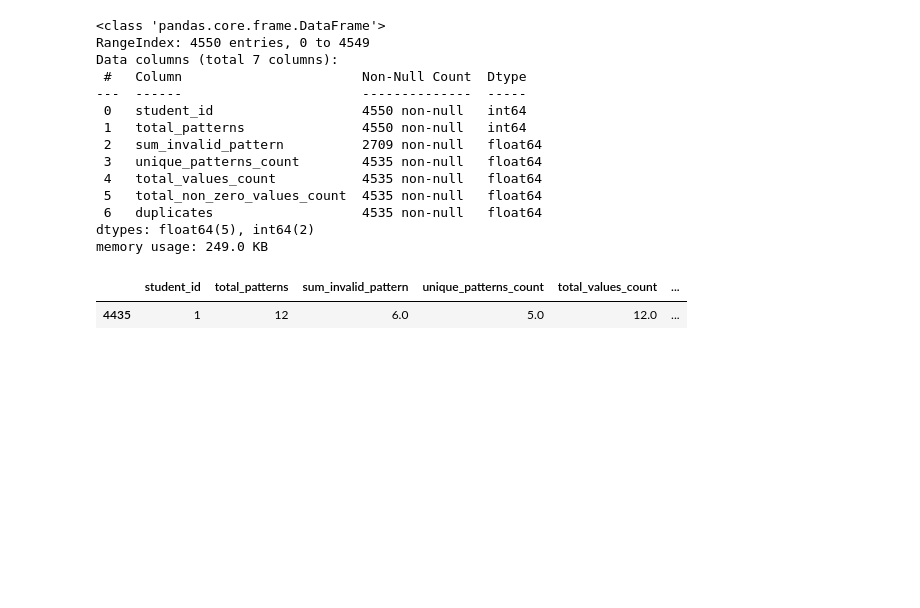
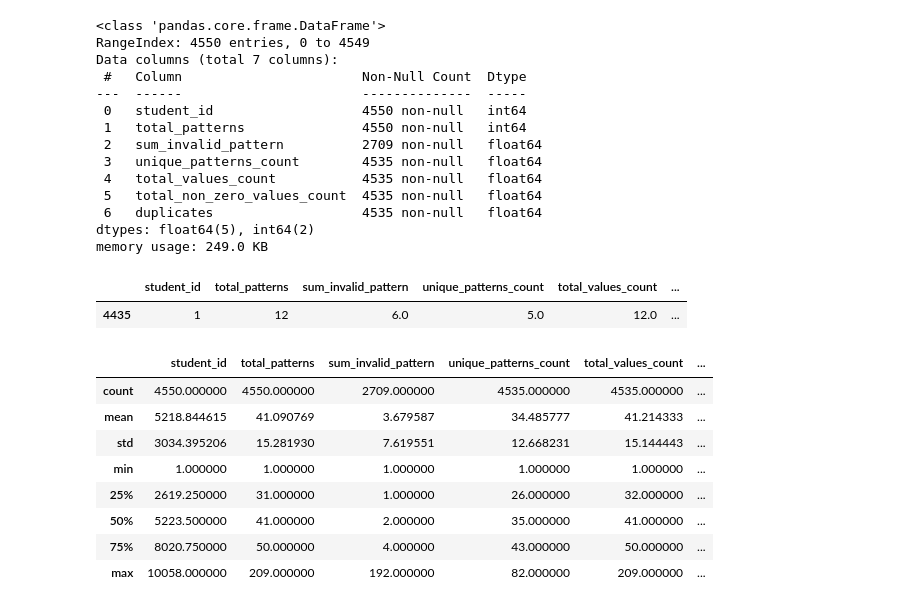
Before and after one commit to RowanBattles/Group4AI, a Jupyter notebook: TotalScore.ipynb, the cells around one changed output. Saved outputs shown, nothing was run; the diff lists cells and outputs as text; code cells hidden in the pictures; blank space fills up the shorter version.

```diff
--- a/TotalScore.ipynb
+++ b/TotalScore.ipynb
@@ -116,0 +114,12 @@ combine.to_csv('Data/TotalscoreAndDuplicated.csv', index=False)
+# %%
+combine.describe()
+# %% [output]
+|  | student_id | total_patterns | sum_invalid_pattern | unique_patterns_count | total_values_count | ... |
+| count | 4550.000000 | 4550.000000 | 2709.000000 | 4535.000000 | 4535.000000 | ... |
+| mean | 5218.844615 | 41.090769 | 3.679587 | 34.485777 | 41.214333 | ... |
+| std | 3034.395206 | 15.281930 | 7.619551 | 12.668231 | 15.144443 | ... |
+| min | 1.000000 | 1.000000 | 1.000000 | 1.000000 | 1.000000 | ... |
+| 25% | 2619.250000 | 31.000000 | 1.000000 | 26.000000 | 32.000000 | ... |
+| 50% | 5223.500000 | 41.000000 | 2.000000 | 35.000000 | 41.000000 | ... |
+| 75% | 8020.750000 | 50.000000 | 4.000000 | 43.000000 | 50.000000 | ... |
+| max | 10058.000000 | 209.000000 | 192.000000 | 82.000000 | 209.000000 | ... |
```
Also changed, not shown: parts of 5 cells of this notebook.
